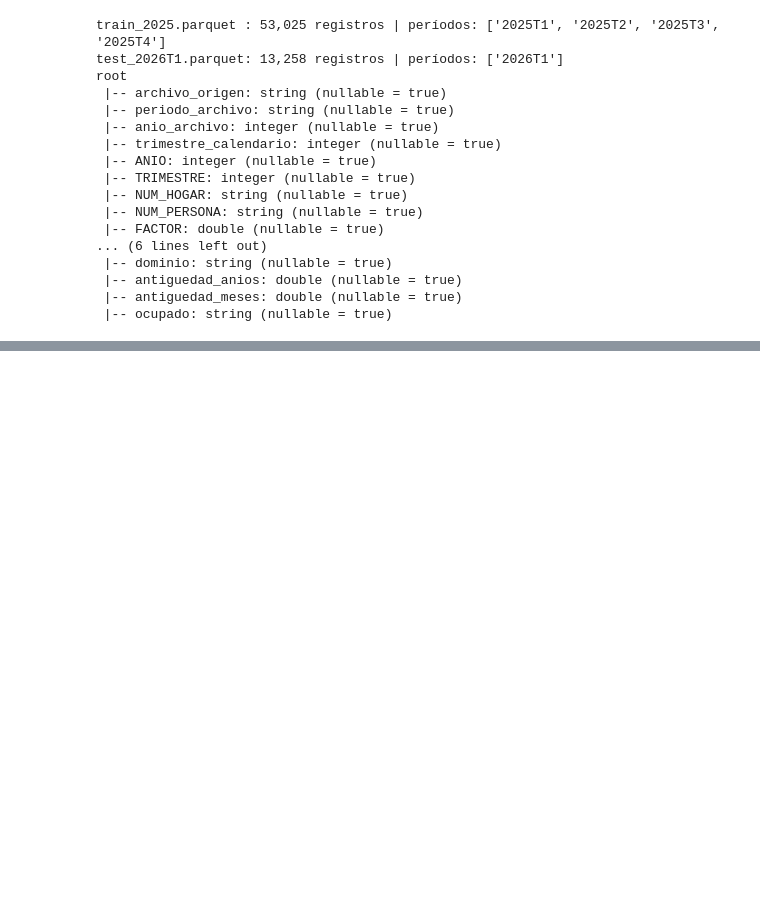
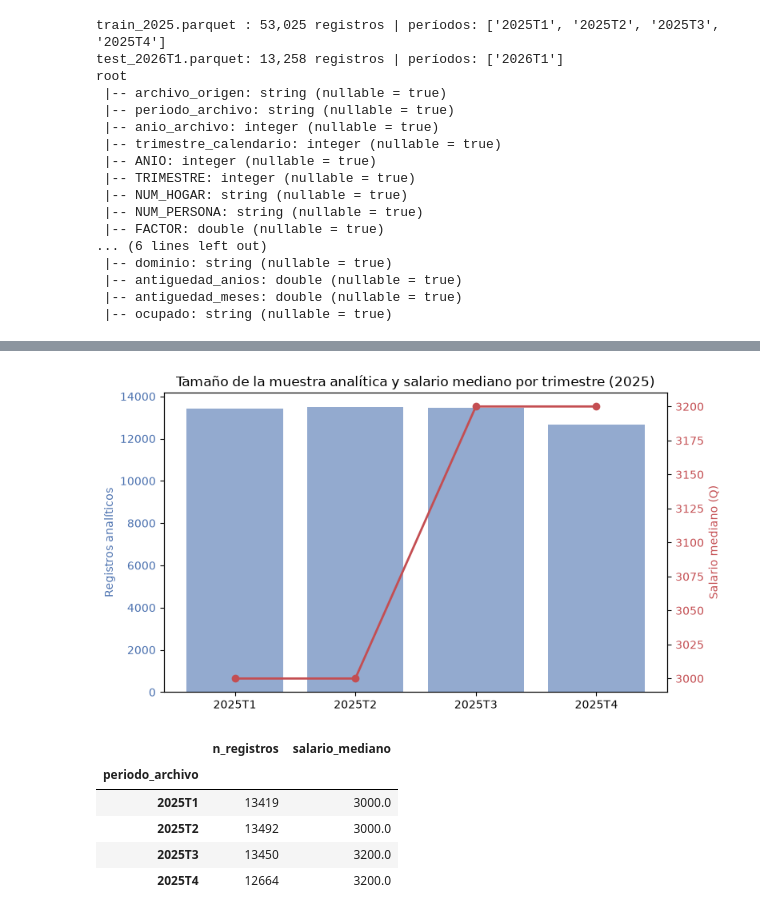
Before and after one commit to erickguerra2/LAB07-DATA, a Jupyter notebook: Lab7.ipynb, the cells around one changed output, grey strips where cells are left out. Cells and saved outputs as stored; diff of their text form; code cells hidden in the pictures; blank space fills up the shorter version.

```diff
--- a/Lab7.ipynb
+++ b/Lab7.ipynb
@@ -939,0 +1234,32 @@ Las partes siguientes (estadística descriptiva, correlaciones y clustering) par
+# %%
+por_trimestre = (train.groupBy("periodo_archivo")
+                  .agg(F.count("*").alias("n_registros"),
+                       F.expr("percentile_approx(salario_mensual, 0.5, 1000000)").alias("salario_mediano"))
+                  .toPandas()
+                  .set_index("periodo_archivo")
+                  .reindex(PERIODOS_TRAIN_ORDEN))
+
+fig, ax1 = plt.subplots(figsize=(8, 4.5))
+ax1.bar(por_trimestre.index, por_trimestre["n_registros"], color="#4C72B0", alpha=0.6, label="Registros")
+ax1.set_ylabel("Registros analíticos", color="#4C72B0")
+ax1.tick_params(axis="y", labelcolor="#4C72B0")
+
+ax2 = ax1.twinx()
+ax2.plot(por_trimestre.index, por_trimestre["salario_mediano"], color="#C44E52",
+         marker="o", linewidth=2, label="Salario mediano")
+ax2.set_ylabel("Salario mediano (Q)", color="#C44E52")
+ax2.tick_params(axis="y", labelcolor="#C44E52")
+
+plt.title("Tamaño de la muestra analítica y salario mediano por trimestre (2025)")
+plt.tight_layout()
+plt.show()
+
+display(por_trimestre)
+# %% [output]
+[figure, added]
+|  | n_registros | salario_mediano |
+| periodo_archivo |  |  |
+| 2025T1 | 13419 | 3000.0 |
+| 2025T2 | 13492 | 3000.0 |
+| 2025T3 | 13450 | 3200.0 |
+| 2025T4 | 12664 | 3200.0 |
```
Also changed, not shown: parts of 30 cells of this notebook.
